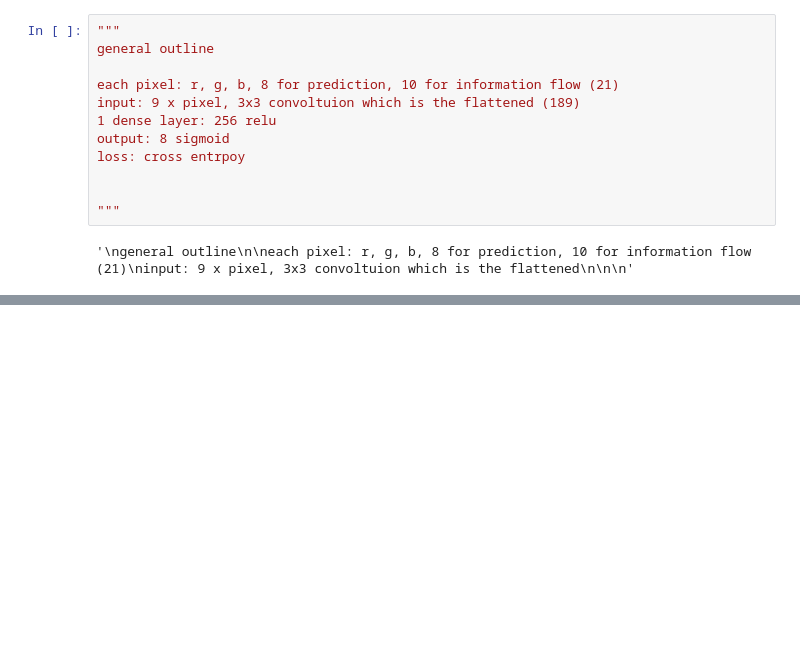
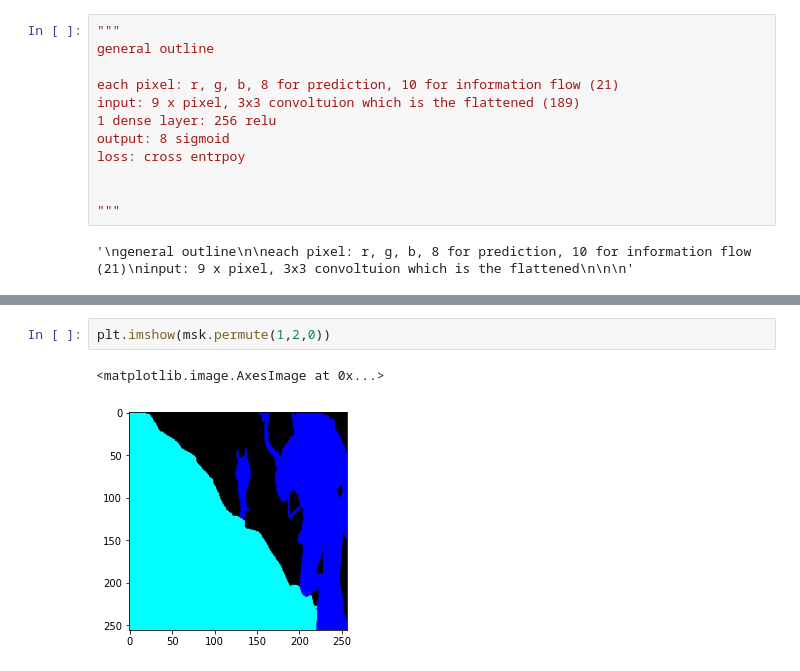
Before and after one commit to chickengods/Reccurent_Image_Segmentation, a Jupyter notebook: Experiment_1.ipynb, the cells around one changed output, grey strips where cells are left out. Cells and saved outputs as stored; diff of their text form; blank space fills up the shorter version.

```diff
--- a/Experiment_1.ipynb
+++ b/Experiment_1.ipynb
@@ -31,0 +182,5 @@ model = nn.Sequential(
+# %%
+plt.imshow(msk.permute(1,2,0))
+# %% [output]
+<matplotlib.image.AxesImage at 0x...>
+[figure, added]
```
Also changed, not shown: parts of 20 cells of this notebook, 1 other file.
